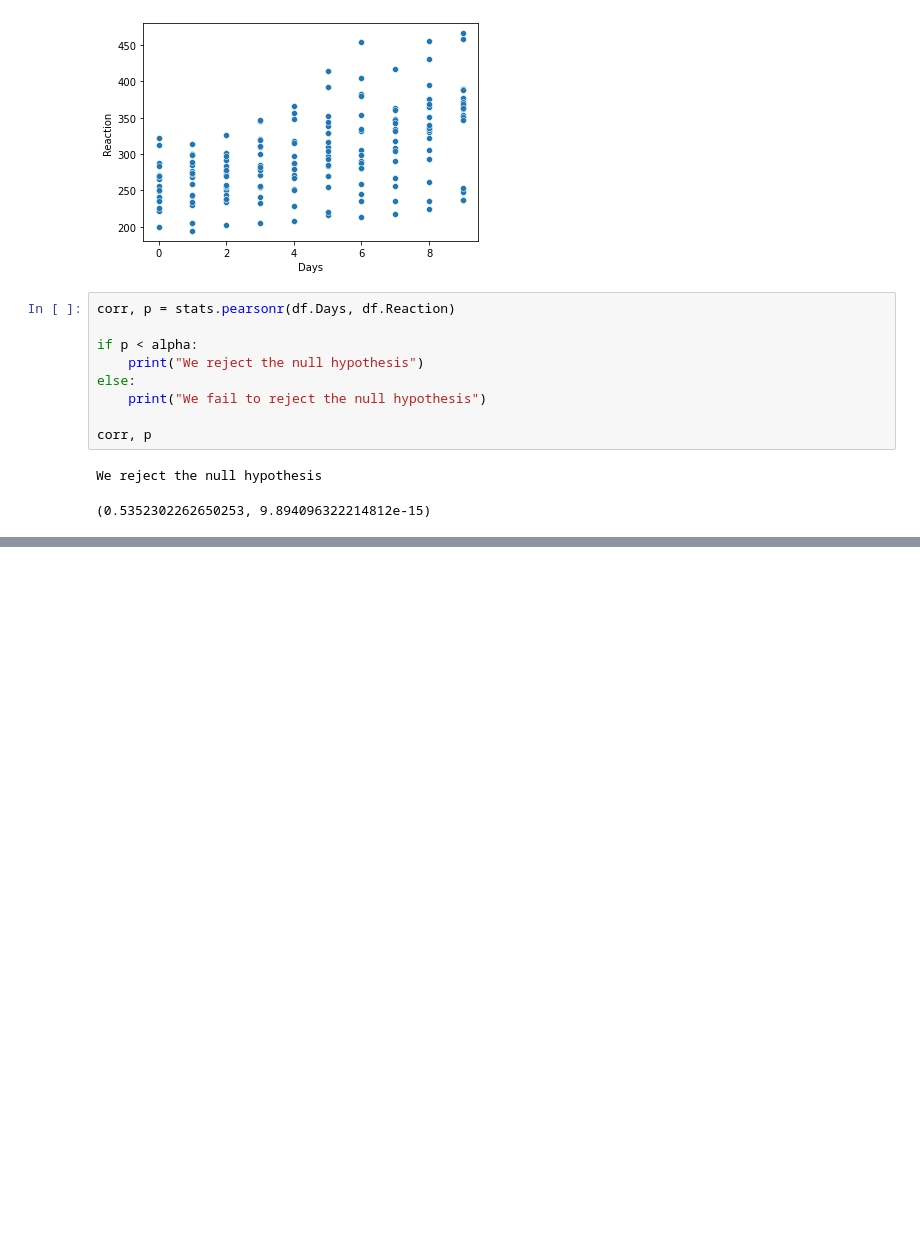
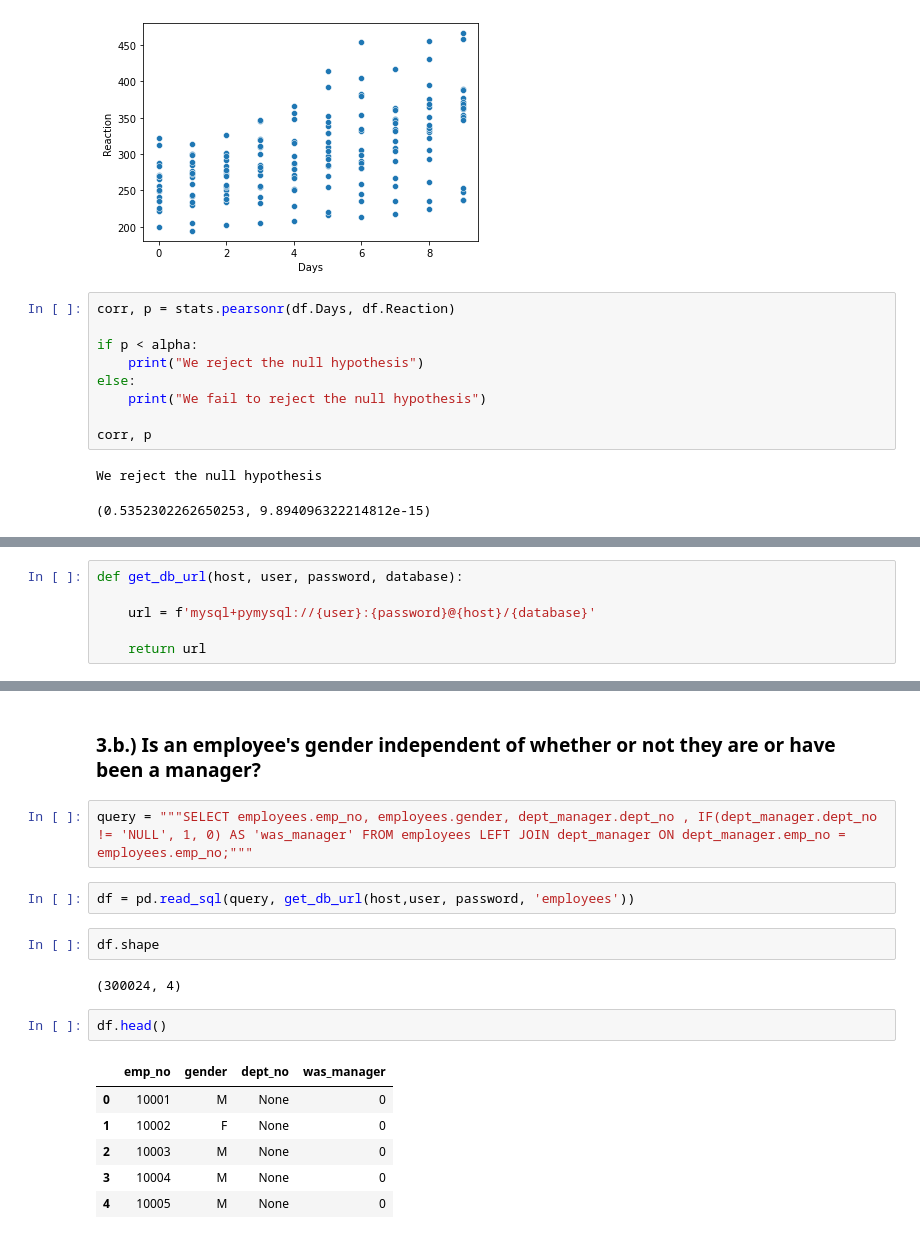
Before and after one commit to veronica-f-reyes/statistics-exercises, a Jupyter notebook: hypothesis_testing.ipynb, the cells around one changed output, grey strips where cells are left out. Cells and saved outputs as stored; diff of their text form; blank space fills up the shorter version.

```diff
--- a/hypothesis_testing.ipynb
+++ b/hypothesis_testing.ipynb
@@ -750,0 +915,6 @@ We reject the null hypothesis
+# %%
+def get_db_url(host, user, password, database):
+
+    url = f'mysql+pymysql://{user}:{password}@{host}/{database}'
+
+    return url
@@ -750,0 +991,19 @@ We reject the null hypothesis
+# %% [markdown]
+### 3.b.) Is an employee's gender independent of whether or not they are or have been a manager?
+# %%
+query = """SELECT employees.emp_no, employees.gender, dept_manager.dept_no , IF(dept_manager.dept_no != 'NULL', 1, 0) AS 'was_manager' FROM employees LEFT JOIN dept_manager ON dept_manager.emp_no = employees.emp_no;"""
+# %%
+df = pd.read_sql(query, get_db_url(host,user, password, 'employees'))
+# %%
+df.shape
+# %% [output]
+(300024, 4)
+# %%
+df.head()
+# %% [output]
+|  | emp_no | gender | dept_no | was_manager |
+| 0 | 10001 | M | None | 0 |
+| 1 | 10002 | F | None | 0 |
+| 2 | 10003 | M | None | 0 |
+| 3 | 10004 | M | None | 0 |
+| 4 | 10005 | M | None | 0 |
```
Also changed, not shown: parts of 37 cells of this notebook, 1 other file.
